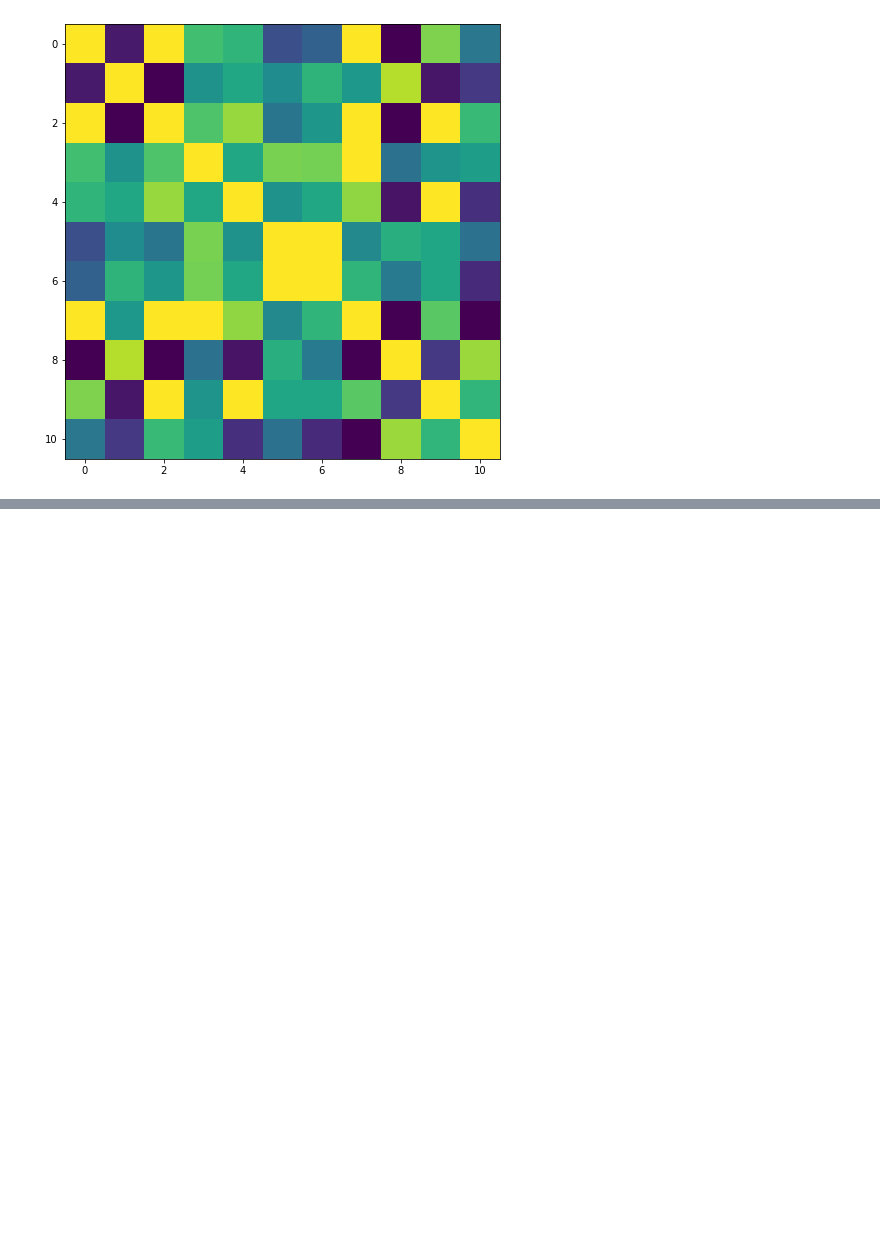
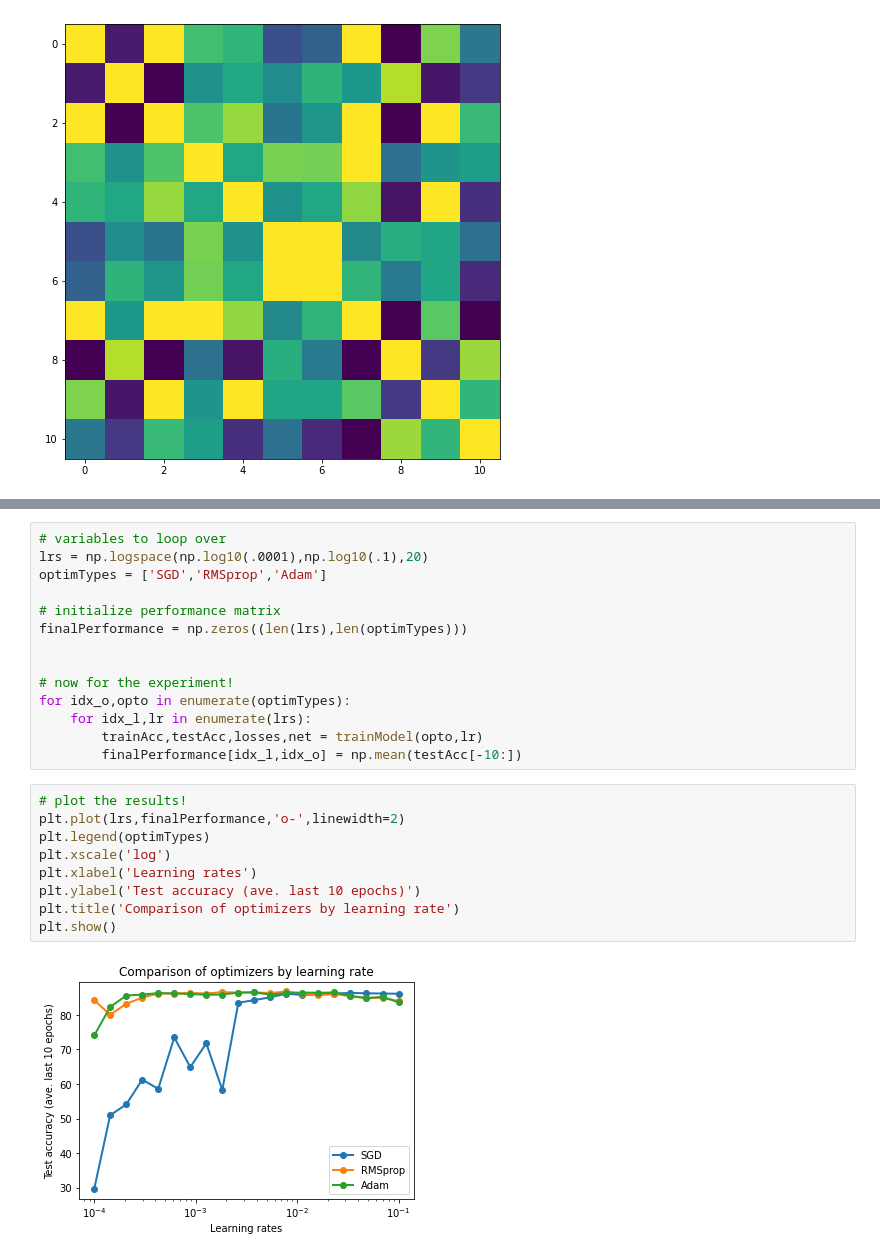
Before and after one commit to yashasvirp/Udemy_DL, a Jupyter notebook: src/Code Challenges - 2.ipynb, the cells around one changed output, grey strips where cells are left out. Saved outputs shown, nothing was run; the diff lists cells and outputs as text; blank space fills up the shorter version.

```diff
--- a/src/Code Challenges - 2.ipynb
+++ b/src/Code Challenges - 2.ipynb
@@ -637,0 +769,25 @@ AttributeError: 'Tensor' object has no attribute 'keys'
+# %%
+# variables to loop over
+lrs = np.logspace(np.log10(.0001),np.log10(.1),20)
+optimTypes = ['SGD','RMSprop','Adam']
+
+# initialize performance matrix
+finalPerformance = np.zeros((len(lrs),len(optimTypes)))
+
+
+# now for the experiment!
+for idx_o,opto in enumerate(optimTypes):
+    for idx_l,lr in enumerate(lrs):
+        trainAcc,testAcc,losses,net = trainModel(opto,lr)
+        finalPerformance[idx_l,idx_o] = np.mean(testAcc[-10:])
+# %%
+# plot the results!
+plt.plot(lrs,finalPerformance,'o-',linewidth=2)
+plt.legend(optimTypes)
+plt.xscale('log')
+plt.xlabel('Learning rates')
+plt.ylabel('Test accuracy (ave. last 10 epochs)')
+plt.title('Comparison of optimizers by learning rate')
+plt.show()
+# %% [output]
+[figure, added]
```
Also changed, not shown: parts of 6 cells of this notebook.
